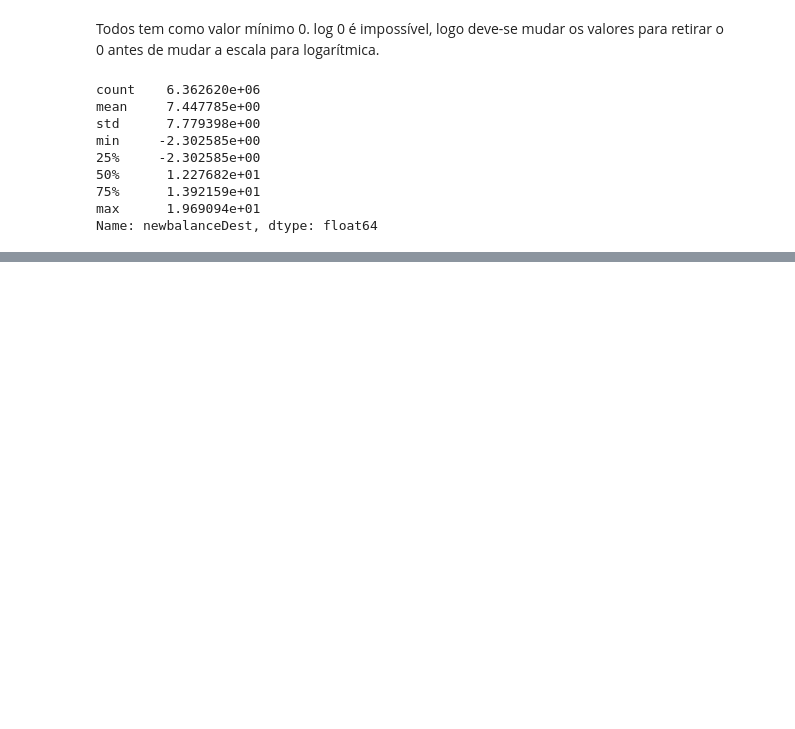
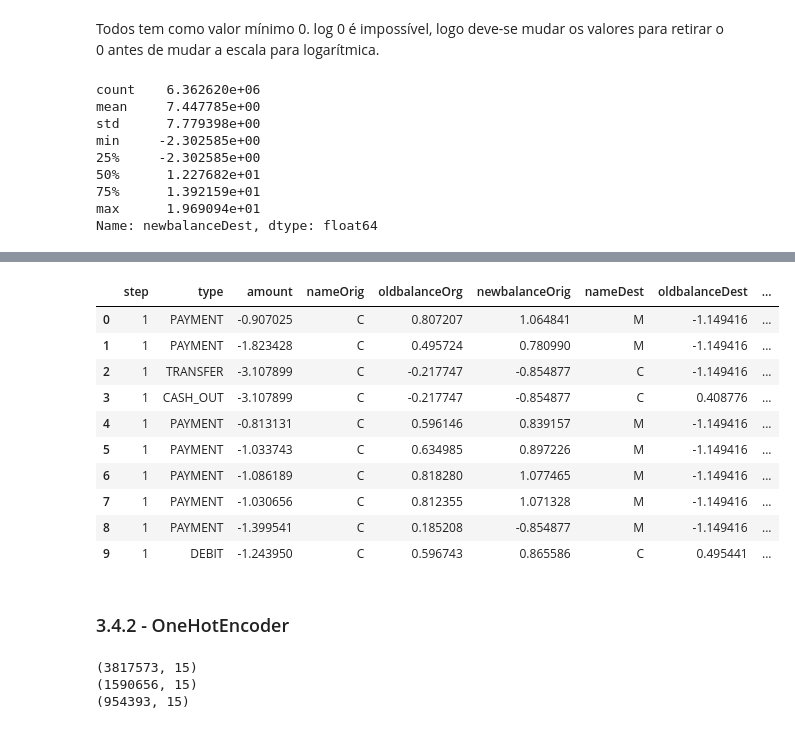
Before and after one commit to henriquemoc/Fraud-Classification, a Jupyter notebook: fraude.ipynb, the cells around one changed output, grey strips where cells are left out. Cells and saved outputs as stored; diff of their text form; code cells hidden in the pictures; blank space fills up the shorter version.

```diff
--- a/fraude.ipynb
+++ b/fraude.ipynb
@@ -616,14 +663,0 @@ y_teste = df.loc[fim_validacao:tamanho_df, colunas_y]
-# %%
-colunas_x_scaler = ["amount", "oldbalanceOrg", "newbalanceOrig", "oldbalanceDest", "newbalanceDest"]
-scaler = Scaler()
-
-# Treino
-x_treino = scaler.fit_transform(x_treino[colunas_x_scaler])
-
-
-# Validacao
-x_validacao[colunas_x_scaler] = scaler.fit_transform(x_validacao[colunas_x_scaler])
-
-
-# Teste
-x_teste[colunas_x_scaler] = scaler.fit_transform(x_teste[colunas_x_scaler])
@@ -629,0 +676,31 @@ x_teste[colunas_x_scaler] = scaler.fit_transform(x_teste[colunas_x_scaler])
+# %%
+x_treino.loc[x_treino['nameDest'].astype(str).str[0] == 'C', 'nameDest'] = 'C'
+x_treino.loc[x_treino['nameDest'].astype(str).str[0] == 'M', 'nameDest'] = 'M'
+
+x_validacao.loc[x_validacao['nameDest'].astype(str).str[0] == 'C', 'nameDest'] = 'C'
+x_validacao.loc[x_validacao['nameDest'].astype(str).str[0] == 'M', 'nameDest'] = 'M'
+
+x_teste.loc[x_teste['nameDest'].astype(str).str[0] == 'C', 'nameDest'] = 'C'
+x_teste.loc[x_teste['nameDest'].astype(str).str[0] == 'M', 'nameDest'] = 'M'
+# %%
+x_treino.loc[x_treino['nameOrig'].astype(str).str[0] == 'C', 'nameOrig'] = 'C'
+
+x_validacao.loc[x_validacao['nameOrig'].astype(str).str[0] == 'C', 'nameOrig'] = 'C'
+
+x_teste.loc[x_teste['nameOrig'].astype(str).str[0] == 'C', 'nameOrig'] = 'C'
+# %%
+x_treino.head(10)
+# %% [output]
+|  | step | type | amount | nameOrig | oldbalanceOrg | newbalanceOrig | nameDest | oldbalanceDest | ... |
+| 0 | 1 | PAYMENT | -0.907025 | C | 0.807207 | 1.064841 | M | -1.149416 | ... |
+| 1 | 1 | PAYMENT | -1.823428 | C | 0.495724 | 0.780990 | M | -1.149416 | ... |
+| 2 | 1 | TRANSFER | -3.107899 | C | -0.217747 | -0.854877 | C | -1.149416 | ... |
+| 3 | 1 | CASH_OUT | -3.107899 | C | -0.217747 | -0.854877 | C | 0.408776 | ... |
+| 4 | 1 | PAYMENT | -0.813131 | C | 0.596146 | 0.839157 | M | -1.149416 | ... |
+| 5 | 1 | PAYMENT | -1.033743 | C | 0.634985 | 0.897226 | M | -1.149416 | ... |
+| 6 | 1 | PAYMENT | -1.086189 | C | 0.818280 | 1.077465 | M | -1.149416 | ... |
+| 7 | 1 | PAYMENT | -1.030656 | C | 0.812355 | 1.071328 | M | -1.149416 | ... |
+| 8 | 1 | PAYMENT | -1.399541 | C | 0.185208 | -0.854877 | M | -1.149416 | ... |
+| 9 | 1 | DEBIT | -1.243950 | C | 0.596743 | 0.865586 | C | 0.495441 | ... |
+# %% [markdown]
+### 3.4.2 - OneHotEncoder
@@ -629,0 +713,8 @@ x_teste[colunas_x_scaler] = scaler.fit_transform(x_teste[colunas_x_scaler])
+# %%
+print(x_treino.shape)
+print(x_validacao.shape)
+print(x_teste.shape)
+# %% [output]
+(3817573, 15)
+(1590656, 15)
+(954393, 15)
```
Also changed, not shown: parts of 47 cells of this notebook.
